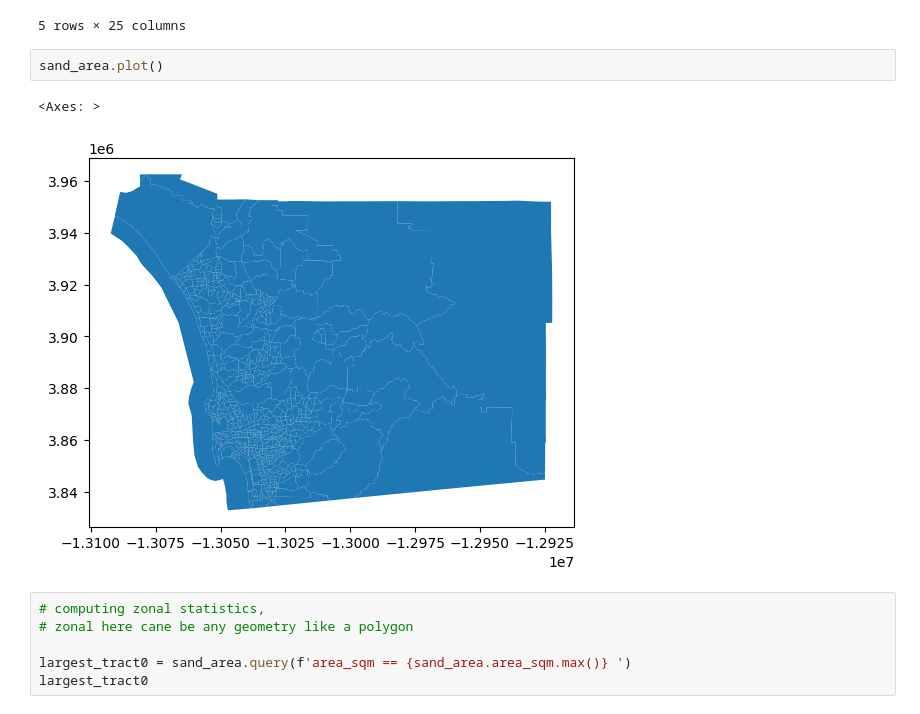
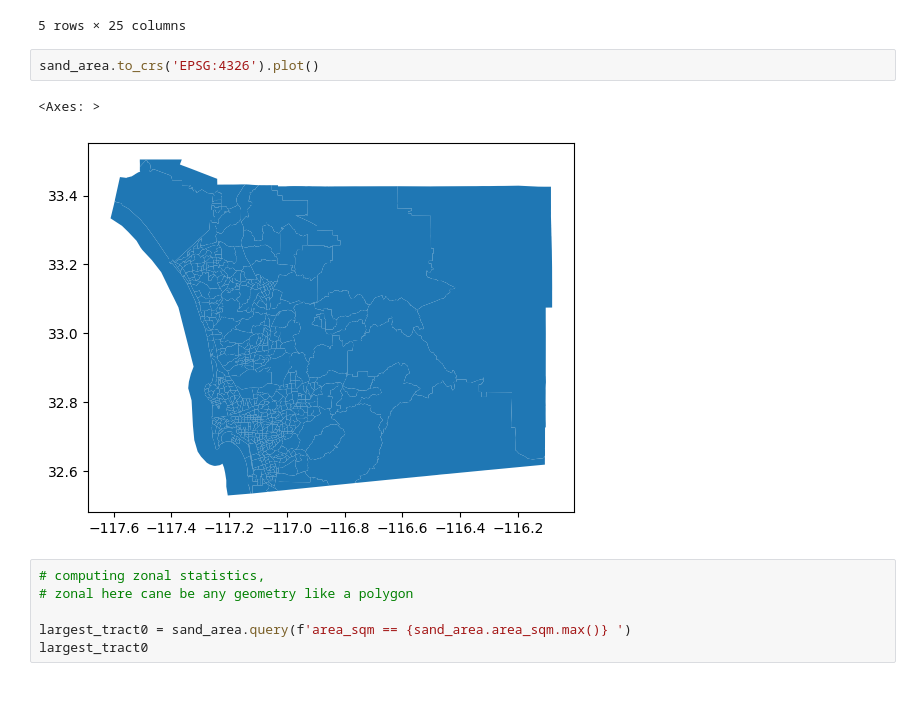
Before and after one commit to arunrajks/geospatial_analysis, a Jupyter notebook: pixels_to_polygons.ipynb, the cells around one changed output. Drawn from its saved outputs; the diff is of its cells as text.

```diff
--- a/pixels_to_polygons.ipynb
+++ b/pixels_to_polygons.ipynb
@@ -40,10 +40,10 @@ sand_area.head()
 | 4 | 06073018700 | 21.8 | 40402.0 | 30455.0 | 24143.0 | 40402.0 | 2456.0 | 23.0 | ... |
 5 rows × 25 columns
 # %%
-sand_area.plot()
+sand_area.to_crs('EPSG:4326').plot()
 # %% [output]
 <Axes: >
-[figure, old version]
+[figure, new version]
 # %%
 # computing zonal statistics,
 # zonal here cane be any geometry like a polygon
```
Also changed, not shown: parts of 1 cell of this notebook.
